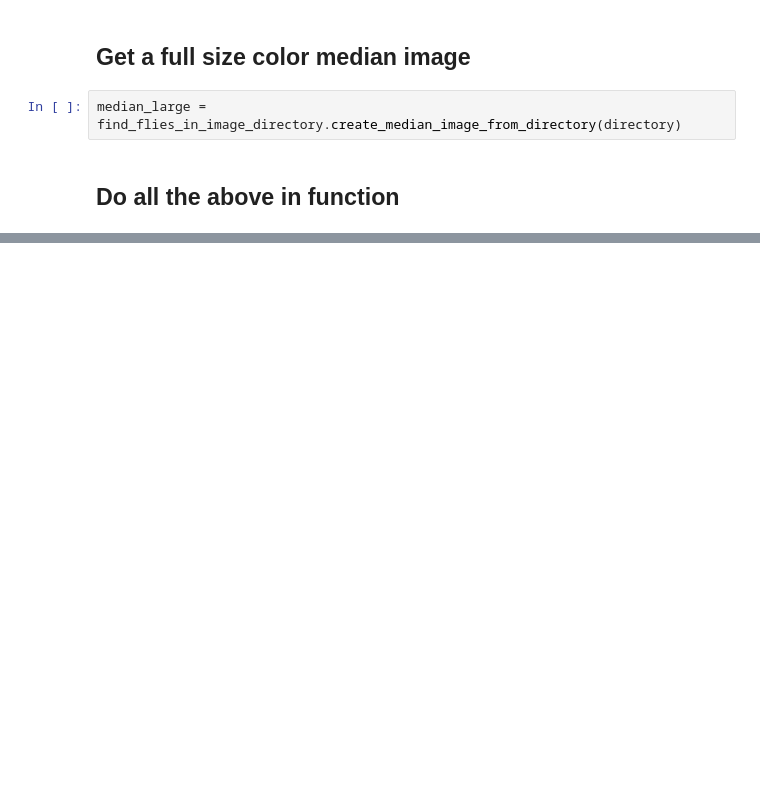
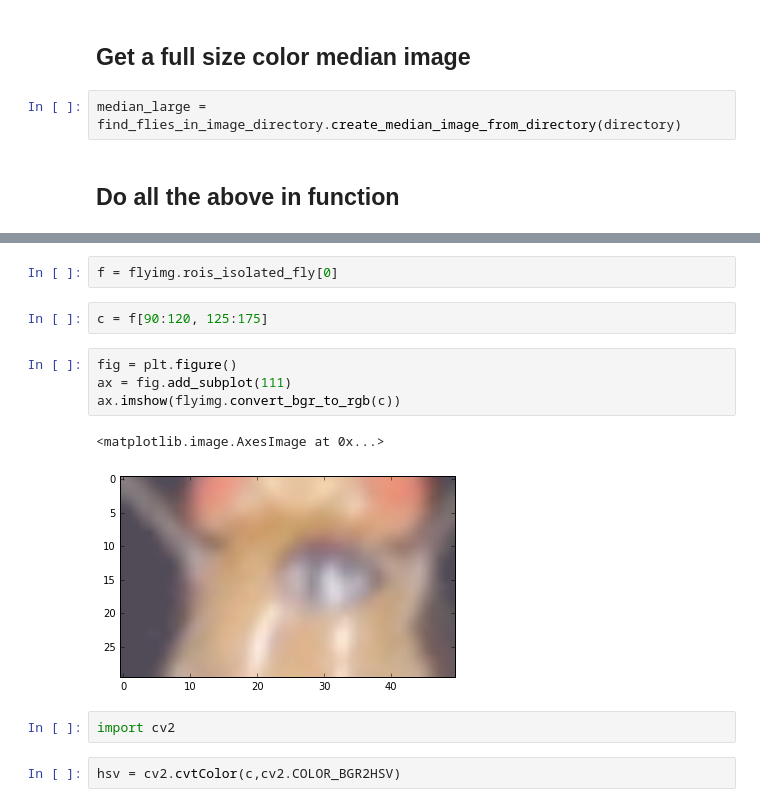
Before and after one commit to florisvb/indi_tracker, a Jupyter notebook: indi_tracker_analysis/examples_for_find_flies_in_image_directory.ipynb, the cells around one changed output, grey strips where cells are left out. Drawn from its saved outputs; the diff is of its cells as text; blank space fills up the shorter version.

```diff
--- a/indi_tracker_analysis/examples_for_find_flies_in_image_directory.ipynb
+++ b/indi_tracker_analysis/examples_for_find_flies_in_image_directory.ipynb
@@ -84,0 +87,15 @@ flyimg = show_rois_for_image(350, directory, file_list, median)
+# %%
+f = flyimg.rois_isolated_fly[0]
+# %%
+c = f[90:120, 125:175]
+# %%
+fig = plt.figure()
+ax = fig.add_subplot(111)
+ax.imshow(flyimg.convert_bgr_to_rgb(c))
+# %% [output]
+<matplotlib.image.AxesImage at 0x...>
+[figure, added]
+# %%
+import cv2
+# %%
+hsv = cv2.cvtColor(c,cv2.COLOR_BGR2HSV)
```
Also changed, not shown: parts of 9 cells of this notebook.
